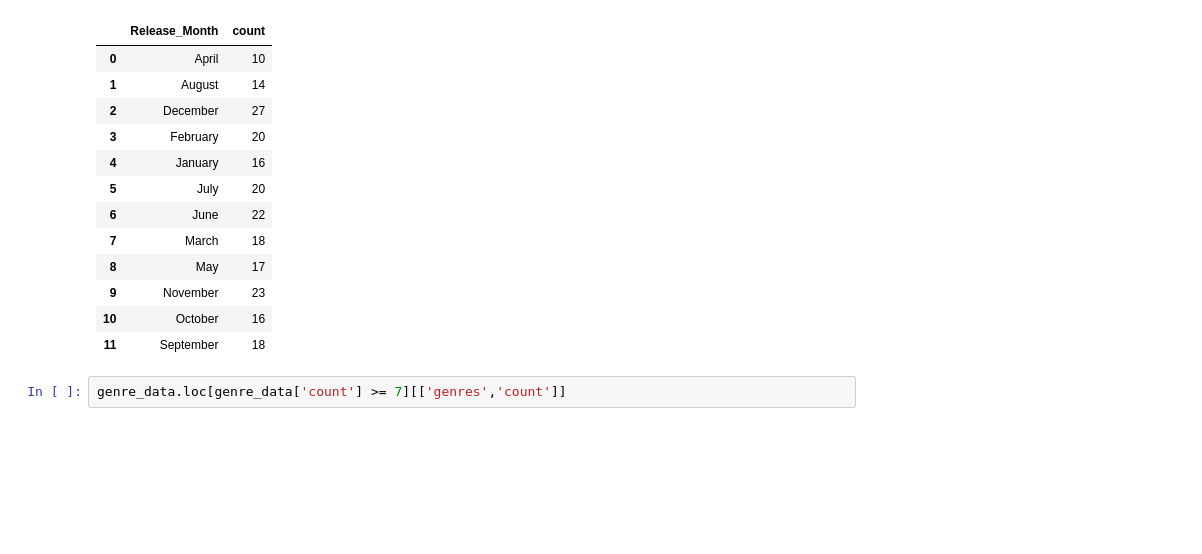
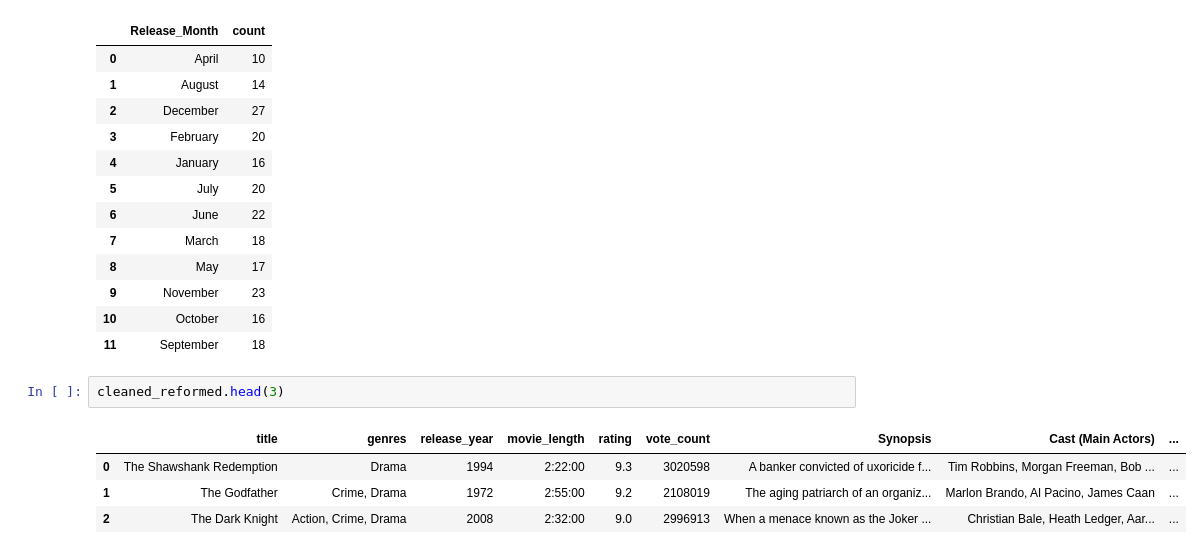
Before and after one commit to Cemputus/Data-Mining-and-Wrangling---movie-scraping, a Jupyter notebook: Analysis/Edube_webscrap.ipynb, the cells around one changed output. Cells and saved outputs as stored; diff of their text form; blank space fills up the shorter version.

```diff
--- a/Analysis/Edube_webscrap.ipynb
+++ b/Analysis/Edube_webscrap.ipynb
@@ -482,5 +482,10 @@ cleaned_reformed.groupby(['Release_Month'],as_index=False)['Release_Month'].agg(
 | 9 | November | 23 |
 | 10 | October | 16 |
 | 11 | September | 18 |
-# %%
-genre_data.loc[genre_data['count'] >= 7][['genres','count']]
+# %%
+cleaned_reformed.head(3)
+# %% [output]
+|  | title | genres | release_year | movie_length | rating | vote_count | Synopsis | Cast (Main Actors) | ... |
+| 0 | The Shawshank Redemption | Drama | 1994 | 2:22:00 | 9.3 | 3020598 | A banker convicted of uxoricide f... | Tim Robbins, Morgan Freeman, Bob ... | ... |
+| 1 | The Godfather | Crime, Drama | 1972 | 2:55:00 | 9.2 | 2108019 | The aging patriarch of an organiz... | Marlon Brando, Al Pacino, James Caan | ... |
+| 2 | The Dark Knight | Action, Crime, Drama | 2008 | 2:32:00 | 9.0 | 2996913 | When a menace known as the Joker ... | Christian Bale, Heath Ledger, Aar... | ... |
```
Also changed, not shown: parts of 2 cells of this notebook.
